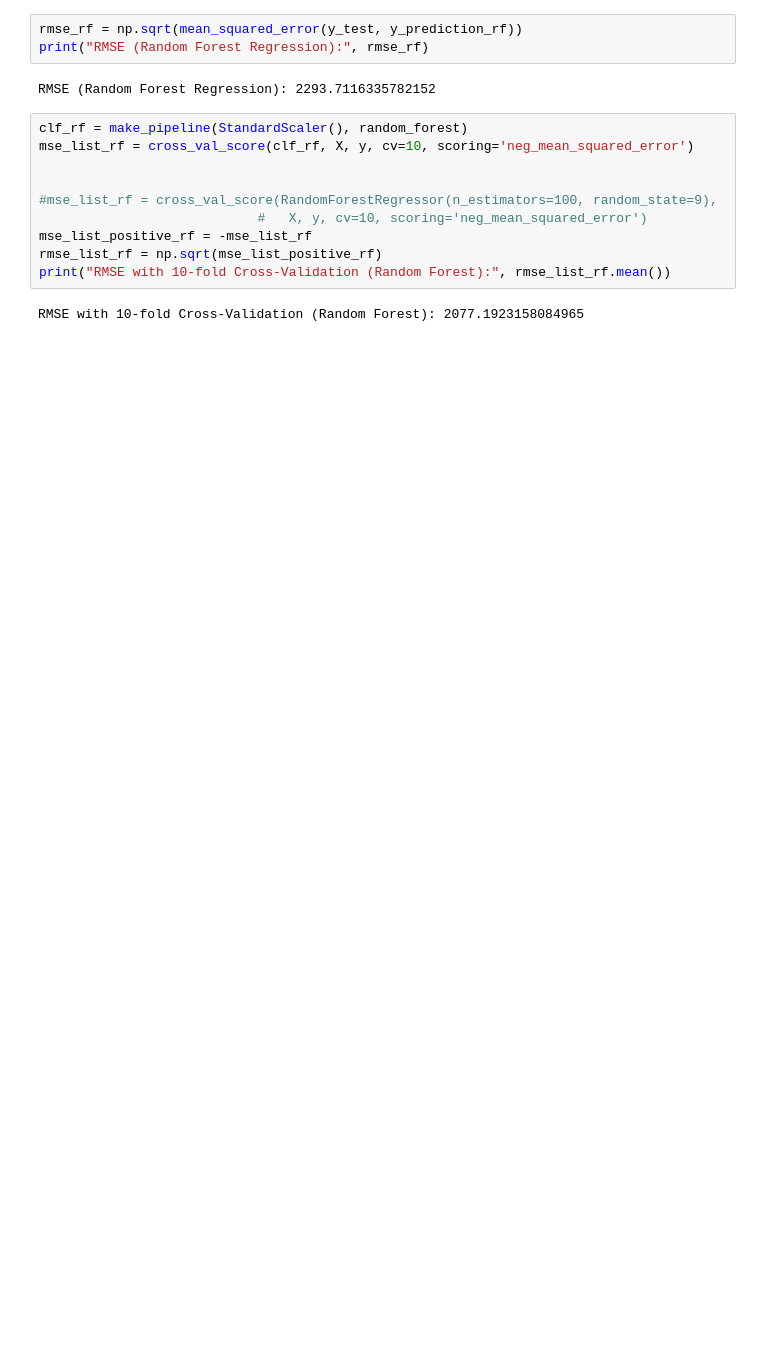
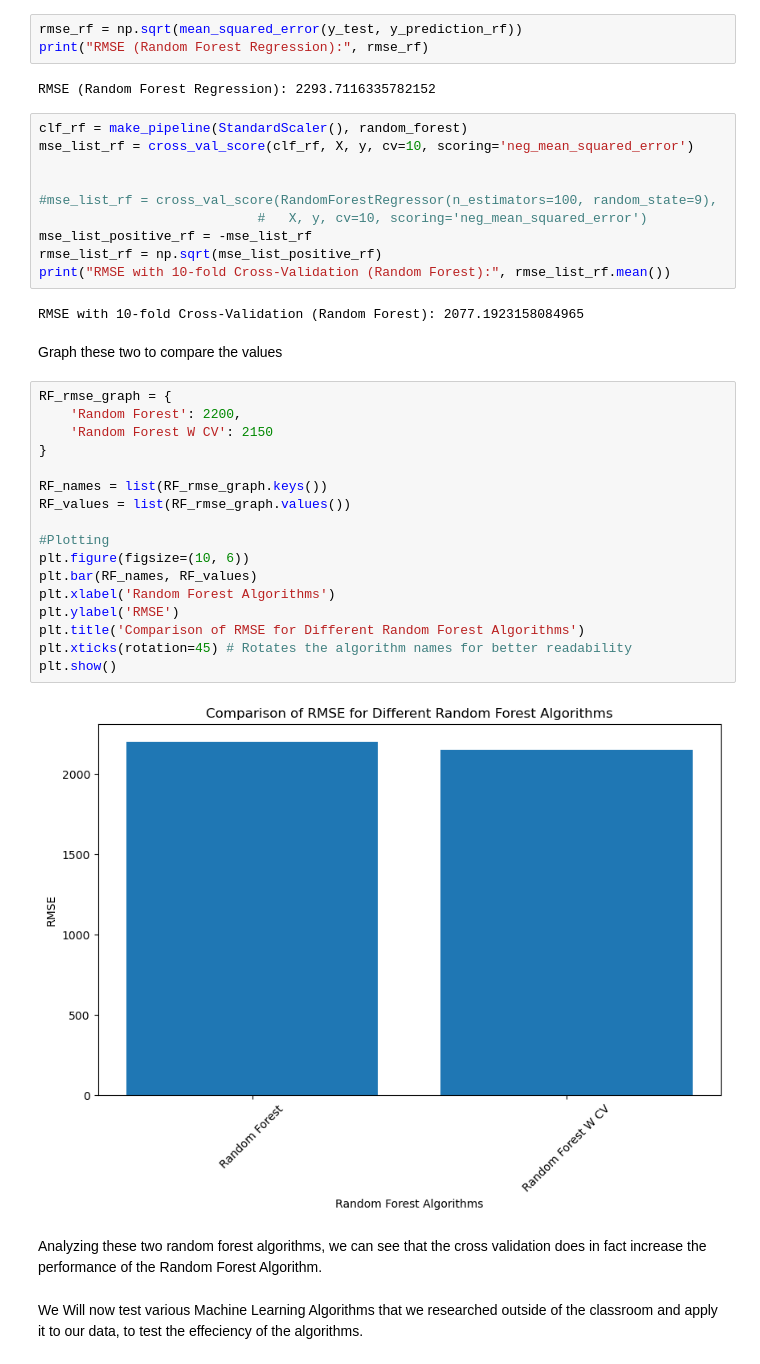
Before and after one commit to ArtxRod17/DataScienceProject, a Jupyter notebook: FinalProjectNotebook.ipynb, the cells around one changed output. Drawn from its saved outputs; the diff is of its cells as text; blank space fills up the shorter version.

```diff
--- a/FinalProjectNotebook.ipynb
+++ b/FinalProjectNotebook.ipynb
@@ -203,3 +226,28 @@ rmse_list_rf = np.sqrt(mse_list_positive_rf)
 print("RMSE with 10-fold Cross-Validation (Random Forest):", rmse_list_rf.mean())
 # %% [output]
 RMSE with 10-fold Cross-Validation (Random Forest): 2077.1923158084965
+# %% [markdown]
+Graph these two to compare the values
+# %%
+RF_rmse_graph = {
+    'Random Forest': 2200,
+    'Random Forest W CV': 2150
+}
+
+RF_names = list(RF_rmse_graph.keys())
+RF_values = list(RF_rmse_graph.values())
+
+#Plotting
+plt.figure(figsize=(10, 6))
+plt.bar(RF_names, RF_values)
+plt.xlabel('Random Forest Algorithms')
+plt.ylabel('RMSE')
+plt.title('Comparison of RMSE for Different Random Forest Algorithms')
+plt.xticks(rotation=45) # Rotates the algorithm names for better readability
+plt.show()
+# %% [output]
+[figure, added]
+# %% [markdown]
+Analyzing these two random forest algorithms, we can see that the cross validation does in fact increase the performance of the Random Forest Algorithm.
+# %% [markdown]
+We Will now test various Machine Learning Algorithms that we researched outside of the classroom and apply it to our data, to test the effeciency of the algorithms.
```
Also changed, not shown: parts of 10 cells of this notebook.
